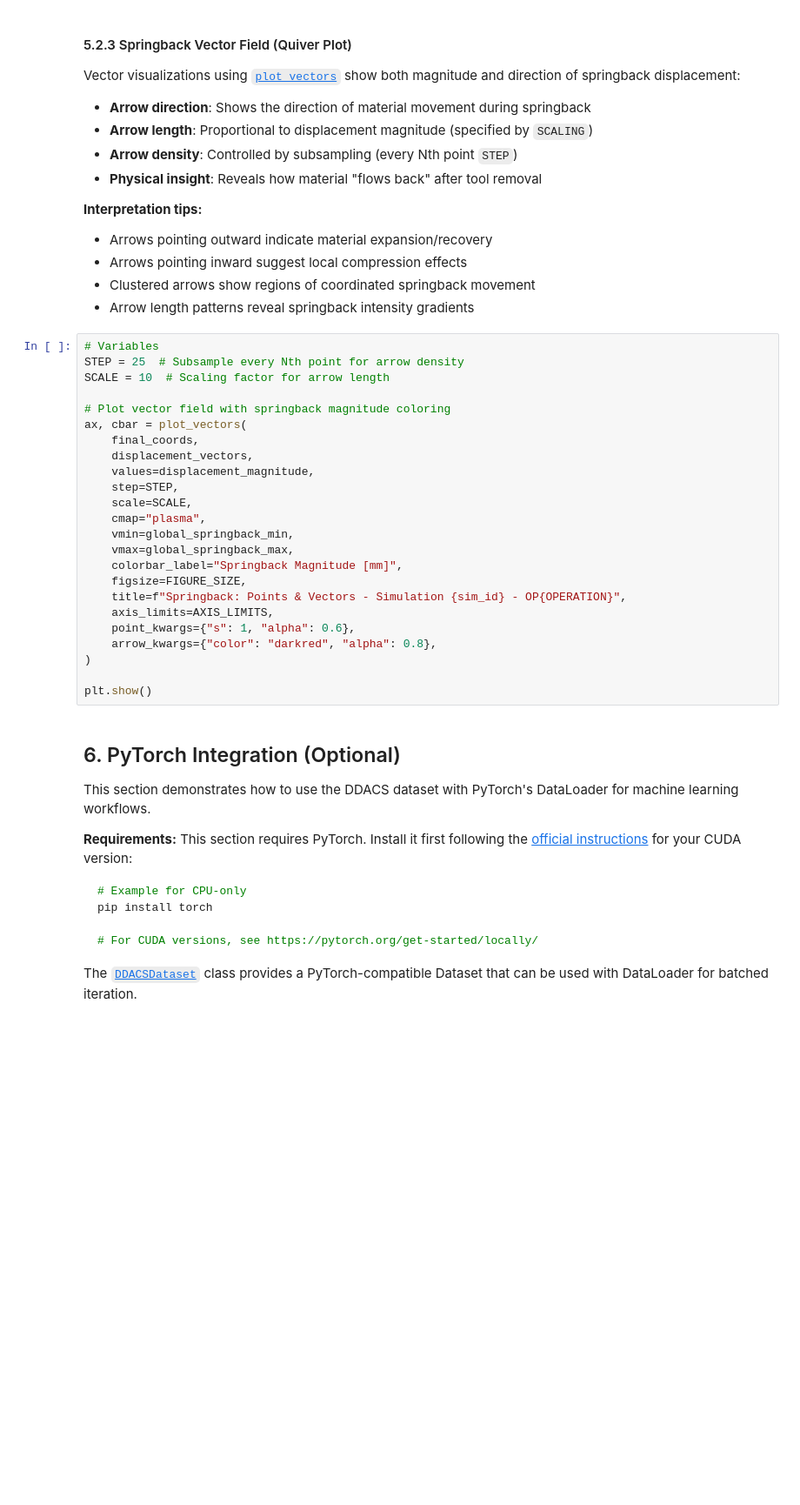
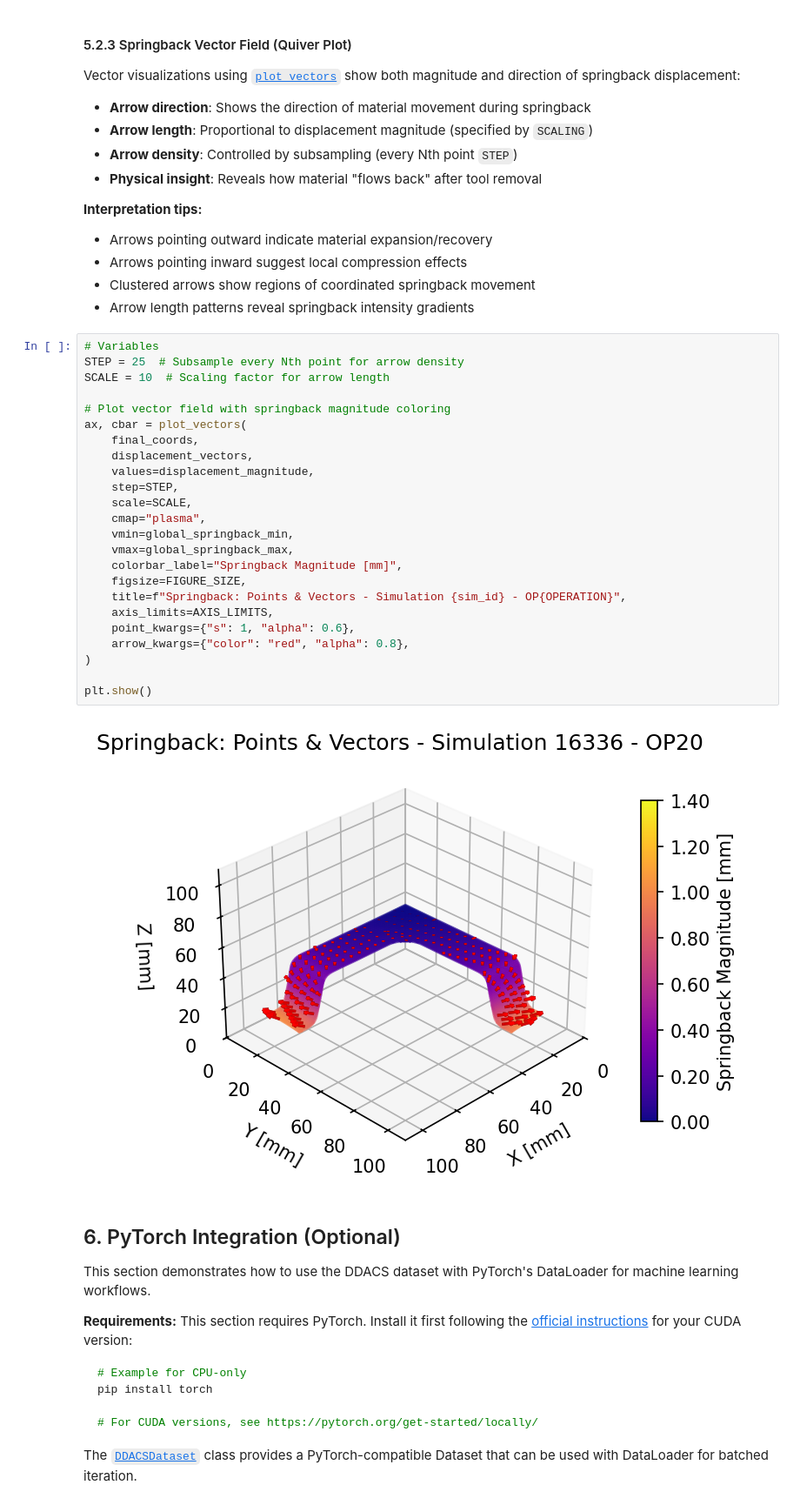
Before and after one commit to BaumSebastian/DDACS, a Jupyter notebook: notebooks/dataset_demo.ipynb, the cells around one changed output. Shown at 87% size. Drawn from its saved outputs; the diff is of its cells as text; blank space fills up the shorter version.

Commit message:
Adjusted plotting function for better visualization of springback vectors.

```diff
--- a/notebooks/dataset_demo.ipynb
+++ b/notebooks/dataset_demo.ipynb
@@ -449,27 +540,29 @@ Vector visualizations using [`plot_vectors`](https://ddacs.readthedocs.io/en/lat
 # %%
 # Variables
 STEP = 25  # Subsample every Nth point for arrow density
 SCALE = 10  # Scaling factor for arrow length
 
 # Plot vector field with springback magnitude coloring
 ax, cbar = plot_vectors(
     final_coords,
     displacement_vectors,
     values=displacement_magnitude,
     step=STEP,
     scale=SCALE,
     cmap="plasma",
     vmin=global_springback_min,
     vmax=global_springback_max,
     colorbar_label="Springback Magnitude [mm]",
     figsize=FIGURE_SIZE,
     title=f"Springback: Points & Vectors - Simulation {sim_id} - OP{OPERATION}",
     axis_limits=AXIS_LIMITS,
     point_kwargs={"s": 1, "alpha": 0.6},
-    arrow_kwargs={"color": "darkred", "alpha": 0.8},
+    arrow_kwargs={"color": "red", "alpha": 0.8},
 )
 
 plt.show()
+# %% [output]
+[figure, added]
 # %% [markdown]
 ## 6. PyTorch Integration (Optional)
 
```
Also changed, not shown: parts of 13 cells of this notebook, 2 other files.
